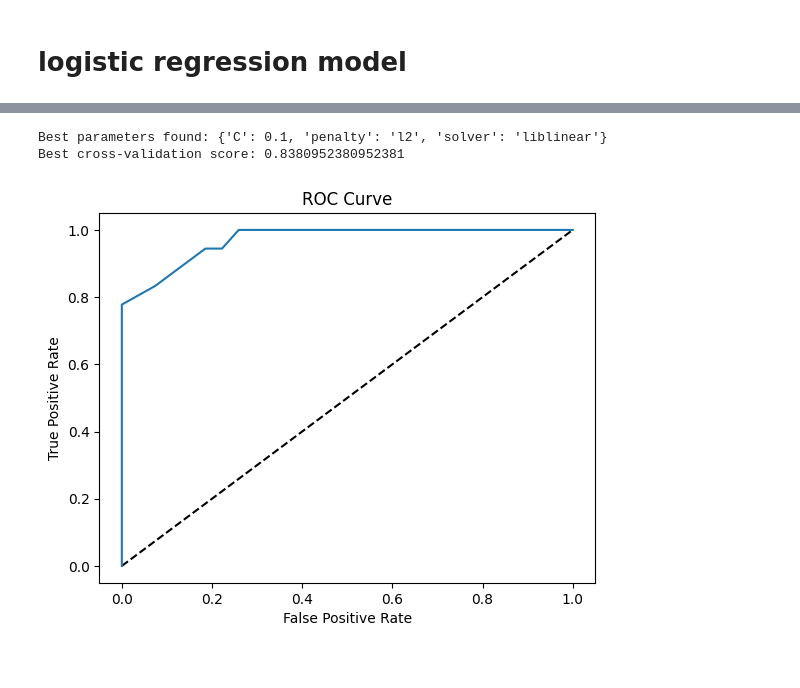
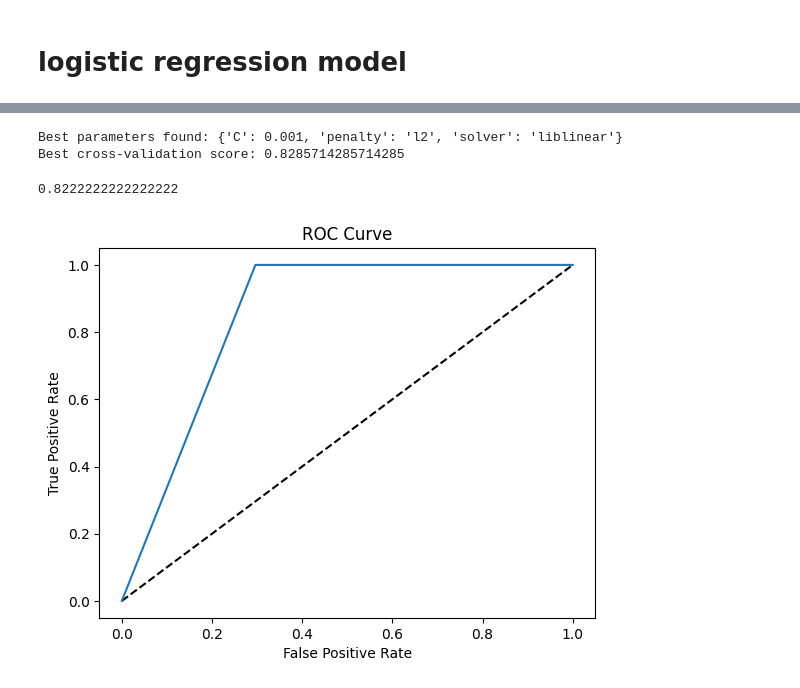
Before and after one commit to Israaelhouch/LogisticRegression_test2, a Jupyter notebook: BinaryClassification.ipynb, the cells around one changed output, grey strips where cells are left out. Saved outputs shown, nothing was run; the diff lists cells and outputs as text; code cells hidden in the pictures.

```diff
--- a/BinaryClassification.ipynb
+++ b/BinaryClassification.ipynb
@@ -134,3 +115,5 @@ best_predictive_feature
+# %%
+X_train, X_test, y_train, y_test = train_test_split(X_normalized, y, test_size=0.3, random_state=42)
 # %%
 param_grid = {
     'C': [0.001, 0.01, 0.1, 1, 10, 100],
@@ -139,28 +122,29 @@ param_grid = {
 }
 
 grid_search = GridSearchCV(LogisticRegression(max_iter=1000), param_grid, cv=5, scoring='accuracy', n_jobs=-1)
-
-grid_search.fit(X_train[[feature_used]].values, y_train)
-
+grid_search.fit(X_train, y_train)
 print("Best parameters found:", grid_search.best_params_)
 print("Best cross-validation score:", grid_search.best_score_)
 # %% [output]
-Best parameters found: {'C': 0.1, 'penalty': 'l2', 'solver': 'liblinear'}
-Best cross-validation score: 0.8380952380952381
+Best parameters found: {'C': 0.001, 'penalty': 'l2', 'solver': 'liblinear'}
+Best cross-validation score: 0.8285714285714285
+# %%
+best_model = grid_search.best_estimator_
+# %%
+y_pred=best_model.predict(X_test)
+score=best_model.score(X_test, y_test)
+# %%
+score
+# %% [output]
+0.8222222222222222
 # %%
-from sklearn.preprocessing import LabelBinarizer
-lb = LabelBinarizer()
-y_test_binary = lb.fit_transform(y_test).ravel()
-
-fpr, tpr, thresholds = roc_curve(y_test, y_pred_probs[val_list.index(m)], pos_label='Iris-virginica')
-
+fpr, tpr, thresholds = roc_curve(y_test, y_pred)
 plt.plot([0, 1], [0, 1], 'k--')
-
 # Plot tpr against fpr
 plt.plot(fpr, tpr)
 plt.xlabel('False Positive Rate')
 plt.ylabel('True Positive Rate')
 plt.title('ROC Curve')
 plt.show()
 # %% [output]
-[figure, old version]
+[figure, new version]
```
Also changed, not shown: parts of 6 cells of this notebook.
